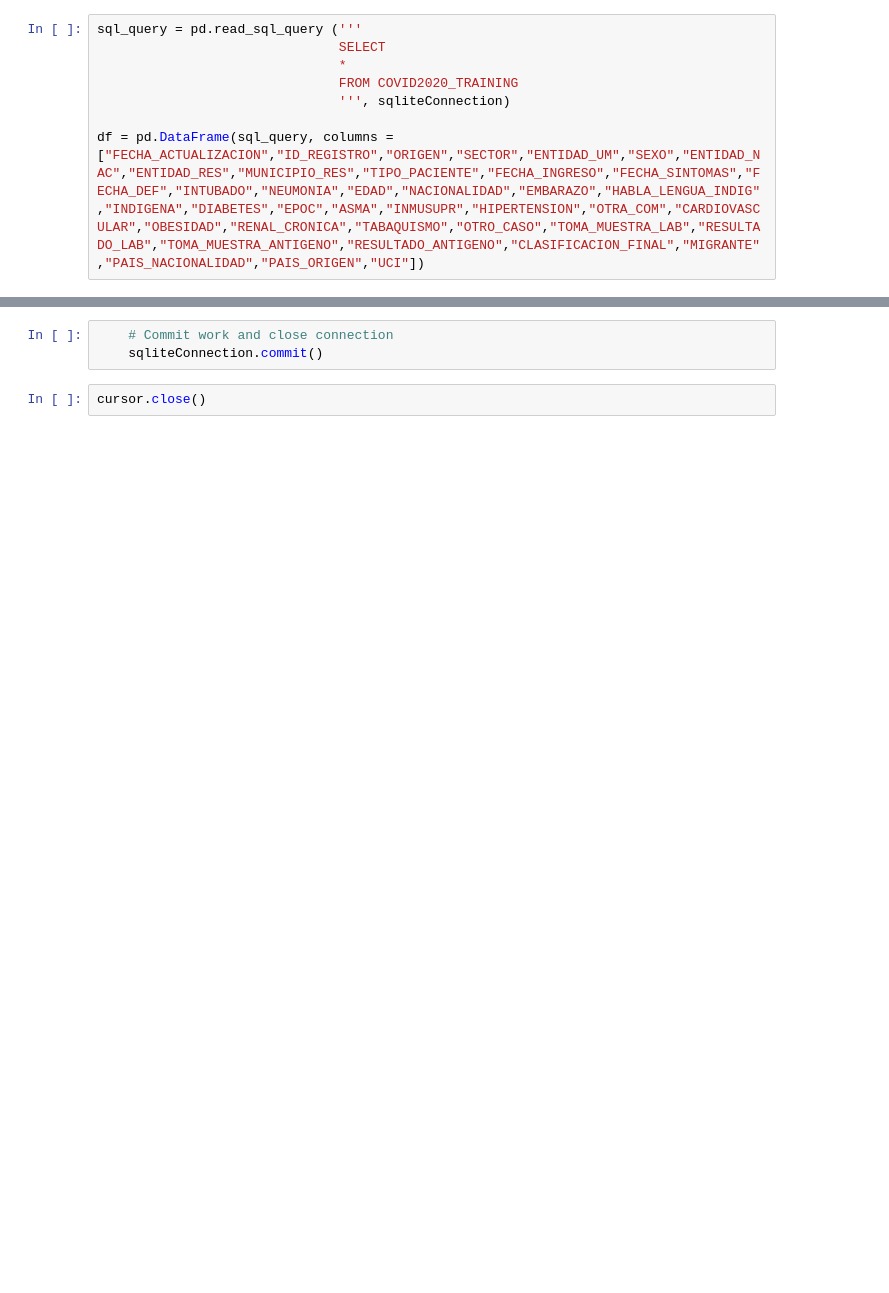
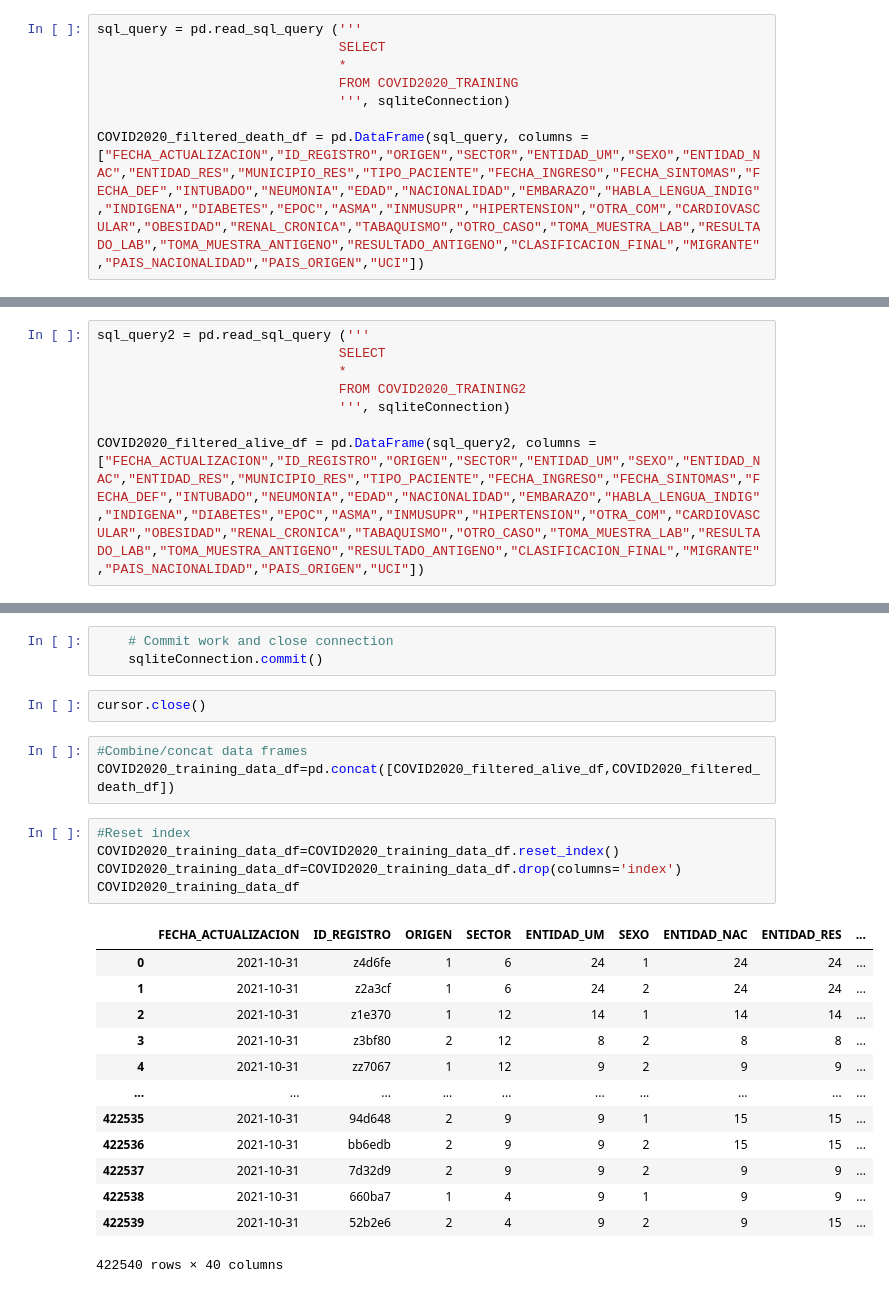
Before and after one commit to Felo2023/Final_project, a Jupyter notebook: Programs/Sqlite_search.ipynb, the cells around one changed output, grey strips where cells are left out. Drawn from its saved outputs; the diff is of its cells as text; blank space fills up the shorter version.

```diff
--- a/Programs/Sqlite_search.ipynb
+++ b/Programs/Sqlite_search.ipynb
@@ -31,5 +59,5 @@ sql_query = pd.read_sql_query ('''
                                FROM COVID2020_TRAINING
                                ''', sqliteConnection)
 
-df = pd.DataFrame(sql_query, columns = ["FECHA_ACTUALIZACION","ID_REGISTRO","ORIGEN","SECTOR","ENTIDAD_UM","SEXO","ENTIDAD_NAC","ENTIDAD_RES","MUNICIPIO_RES","TIPO_PACIENTE","FECHA_INGRESO","FECHA_SINTOMAS","FECHA_DEF","INTUBADO","NEUMONIA","EDAD","NACIONALIDAD","EMBARAZO","HABLA_LENGUA_INDIG","INDIGENA","DIABETES","EPOC","ASMA","INMUSUPR","HIPERTENSION","OTRA_COM","CARDIOVASCULAR","OBESIDAD","RENAL_CRONICA","TABAQUISMO","OTRO_CASO","TOMA_MUESTRA_LAB","RESULTADO_LAB","TOMA_MUESTRA_ANTIGENO","RESULTADO_ANTIGENO","CLASIFICACION_FINAL","MIGRANTE","PAIS_NACIONALIDAD","PAIS_ORIGEN","UCI"])
+COVID2020_filtered_death_df = pd.DataFrame(sql_query, columns = ["FECHA_ACTUALIZACION","ID_REGISTRO","ORIGEN","SECTOR","ENTIDAD_UM","SEXO","ENTIDAD_NAC","ENTIDAD_RES","MUNICIPIO_RES","TIPO_PACIENTE","FECHA_INGRESO","FECHA_SINTOMAS","FECHA_DEF","INTUBADO","NEUMONIA","EDAD","NACIONALIDAD","EMBARAZO","HABLA_LENGUA_INDIG","INDIGENA","DIABETES","EPOC","ASMA","INMUSUPR","HIPERTENSION","OTRA_COM","CARDIOVASCULAR","OBESIDAD","RENAL_CRONICA","TABAQUISMO","OTRO_CASO","TOMA_MUESTRA_LAB","RESULTADO_LAB","TOMA_MUESTRA_ANTIGENO","RESULTADO_ANTIGENO","CLASIFICACION_FINAL","MIGRANTE","PAIS_NACIONALIDAD","PAIS_ORIGEN","UCI"])
 # %%
@@ -42,3 +70,11 @@ df.head()
 | 3 | 2021-10-31 | 1236ca | 1 | 3 | 15 | 2 | 15 | 15 | ... |
 | 4 | 2021-10-31 | 12914d | 1 | 12 | 32 | 1 | 32 | 32 | ... |
 5 rows × 40 columns
+# %%
+sql_query2 = pd.read_sql_query ('''
+                               SELECT
+                               *
+                               FROM COVID2020_TRAINING2
+                               ''', sqliteConnection)
+
+COVID2020_filtered_alive_df = pd.DataFrame(sql_query2, columns = ["FECHA_ACTUALIZACION","ID_REGISTRO","ORIGEN","SECTOR","ENTIDAD_UM","SEXO","ENTIDAD_NAC","ENTIDAD_RES","MUNICIPIO_RES","TIPO_PACIENTE","FECHA_INGRESO","FECHA_SINTOMAS","FECHA_DEF","INTUBADO","NEUMONIA","EDAD","NACIONALIDAD","EMBARAZO","HABLA_LENGUA_INDIG","INDIGENA","DIABETES","EPOC","ASMA","INMUSUPR","HIPERTENSION","OTRA_COM","CARDIOVASCULAR","OBESIDAD","RENAL_CRONICA","TABAQUISMO","OTRO_CASO","TOMA_MUESTRA_LAB","RESULTADO_LAB","TOMA_MUESTRA_ANTIGENO","RESULTADO_ANTIGENO","CLASIFICACION_FINAL","MIGRANTE","PAIS_NACIONALIDAD","PAIS_ORIGEN","UCI"])
@@ -47,3 +93,25 @@ df.head()
     sqliteConnection.commit()
 # %%
 cursor.close()
+# %%
+#Combine/concat data frames
+COVID2020_training_data_df=pd.concat([COVID2020_filtered_alive_df,COVID2020_filtered_death_df])
+# %%
+#Reset index
+COVID2020_training_data_df=COVID2020_training_data_df.reset_index()
+COVID2020_training_data_df=COVID2020_training_data_df.drop(columns='index')
+COVID2020_training_data_df
+# %% [output]
+|  | FECHA_ACTUALIZACION | ID_REGISTRO | ORIGEN | SECTOR | ENTIDAD_UM | SEXO | ENTIDAD_NAC | ENTIDAD_RES | ... |
+| 0 | 2021-10-31 | z4d6fe | 1 | 6 | 24 | 1 | 24 | 24 | ... |
+| 1 | 2021-10-31 | z2a3cf | 1 | 6 | 24 | 2 | 24 | 24 | ... |
+| 2 | 2021-10-31 | z1e370 | 1 | 12 | 14 | 1 | 14 | 14 | ... |
+| 3 | 2021-10-31 | z3bf80 | 2 | 12 | 8 | 2 | 8 | 8 | ... |
+| 4 | 2021-10-31 | zz7067 | 1 | 12 | 9 | 2 | 9 | 9 | ... |
+| ... | ... | ... | ... | ... | ... | ... | ... | ... | ... |
+| 422535 | 2021-10-31 | 94d648 | 2 | 9 | 9 | 1 | 15 | 15 | ... |
+| 422536 | 2021-10-31 | bb6edb | 2 | 9 | 9 | 2 | 15 | 15 | ... |
+| 422537 | 2021-10-31 | 7d32d9 | 2 | 9 | 9 | 2 | 9 | 9 | ... |
+| 422538 | 2021-10-31 | 660ba7 | 1 | 4 | 9 | 1 | 9 | 9 | ... |
+| 422539 | 2021-10-31 | 52b2e6 | 2 | 4 | 9 | 2 | 9 | 15 | ... |
+422540 rows × 40 columns
```
Also changed, not shown: parts of 8 cells of this notebook, 3 other files.
